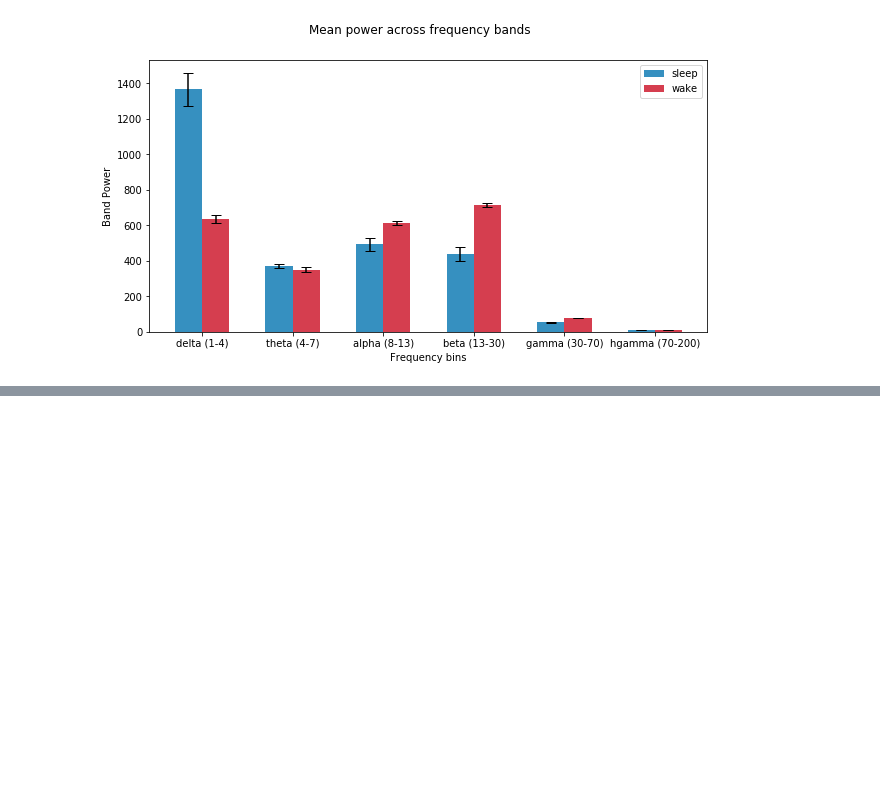
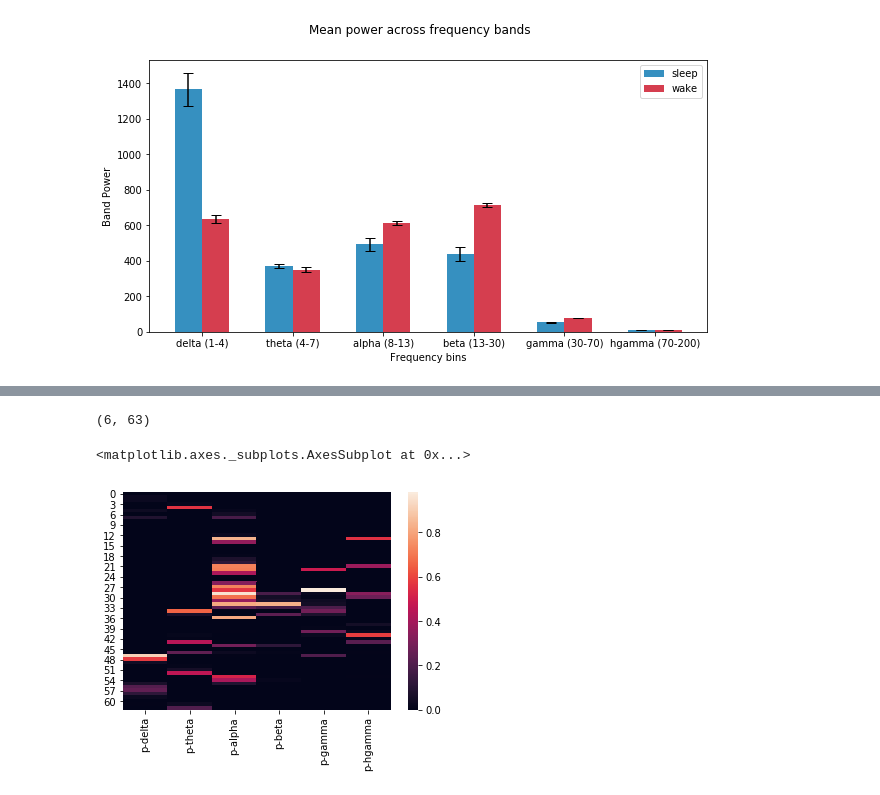
Before and after one commit to sunh20/SleepClass, a Jupyter notebook: sleep_process_d6.ipynb, the cells around one changed output, grey strips where cells are left out. Drawn from its saved outputs; the diff is of its cells as text; code cells hidden in the pictures; blank space fills up the shorter version.

```diff
--- a/sleep_process_d6.ipynb
+++ b/sleep_process_d6.ipynb
@@ -299,2 +348,19 @@ hgamma (70-200)         1.9e-11  ***
+# %%
+# t-test for each electrode + pow band
+t_stat_e, pval_e = stats.ttest_ind(pow_bands_wake,pow_bands_sleep,axis=0)
+print(pval_e.shape)
+
+# add t-stat + pval to difference dataframe
+col_names = ['p-delta','p-theta','p-alpha','p-beta','p-gamma','p-hgamma']
+p_e_diff_pval = pd.DataFrame()
+for idx in np.arange(6):
+    p = pval_e[idx,]
+    name = col_names[idx]
+    p_e_diff_pval[name] = p
+p_e_diff_pval
+# %% [output]
+(6, 63)
+<matplotlib.axes._subplots.AxesSubplot at 0x...>
+[figure, added]
 # %%
 # practice indexing lol
```
Also changed, not shown: parts of 13 cells of this notebook, 1 other file.
